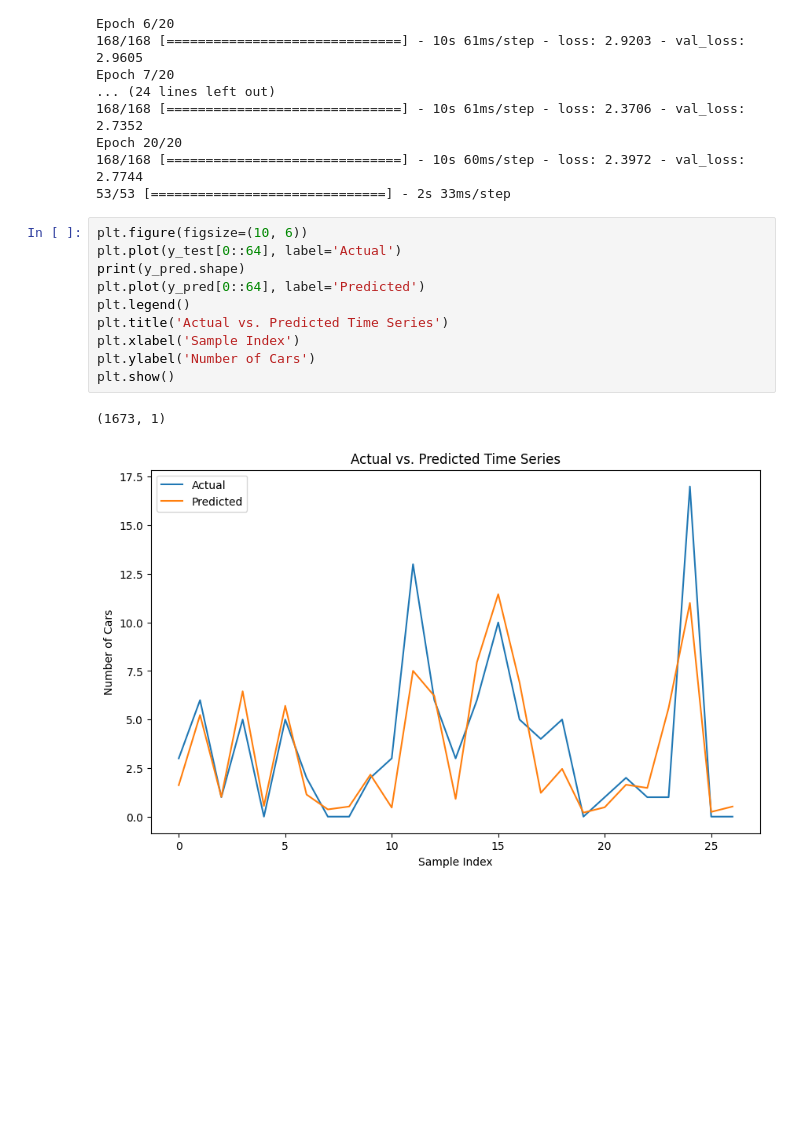
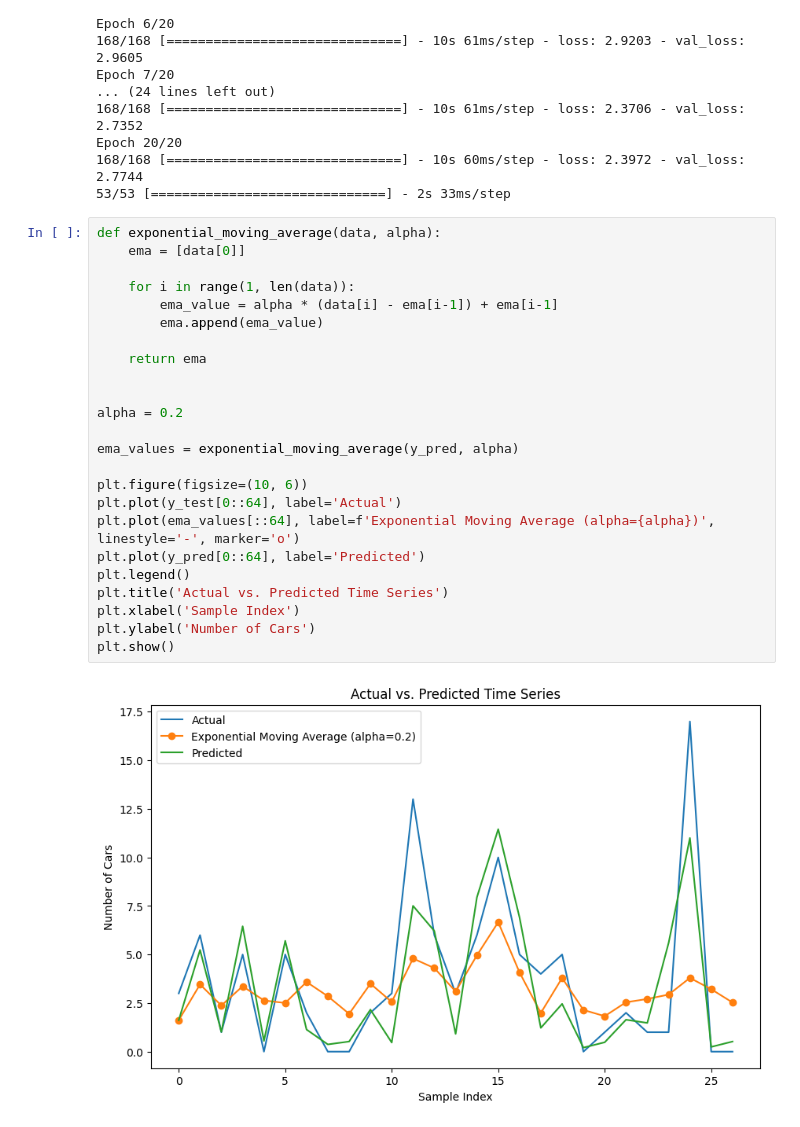
Before and after one commit to amcspps/n-n-cars-prediction, a Jupyter notebook: time-series.ipynb, the cells around one changed output. Saved outputs shown, nothing was run; the diff lists cells and outputs as text; blank space fills up the shorter version.

Commit message:
exponential moving average

```diff
--- a/time-series.ipynb
+++ b/time-series.ipynb
@@ -127,15 +131,28 @@ Epoch 20/20
 168/168 [==============================] - 10s 60ms/step - loss: 2.3972 - val_loss: 2.7744
 53/53 [==============================] - 2s 33ms/step
 # %%
+def exponential_moving_average(data, alpha):
+    ema = [data[0]]
+
+    for i in range(1, len(data)):
+        ema_value = alpha * (data[i] - ema[i-1]) + ema[i-1]
+        ema.append(ema_value)
+
+    return ema
+
+
+alpha = 0.2
+
+ema_values = exponential_moving_average(y_pred, alpha)
+
 plt.figure(figsize=(10, 6))
 plt.plot(y_test[0::64], label='Actual')
-print(y_pred.shape)
+plt.plot(ema_values[::64], label=f'Exponential Moving Average (alpha={alpha})', linestyle='-', marker='o')
 plt.plot(y_pred[0::64], label='Predicted')
 plt.legend()
 plt.title('Actual vs. Predicted Time Series')
 plt.xlabel('Sample Index')
 plt.ylabel('Number of Cars')
 plt.show()
 # %% [output]
-(1673, 1)
-[figure, old version]
+[figure, new version]
```
Also changed, not shown: parts of 2 cells of this notebook.
